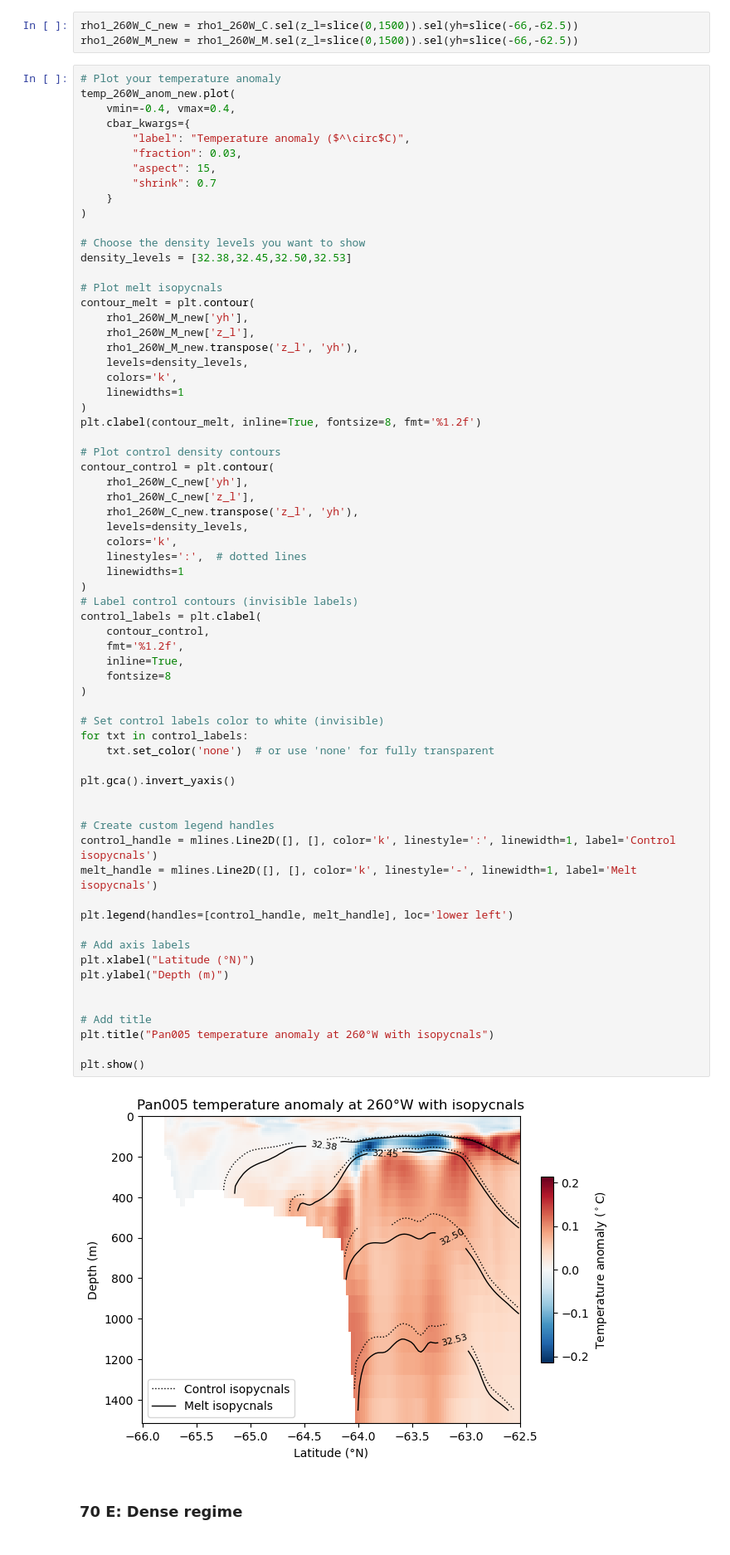
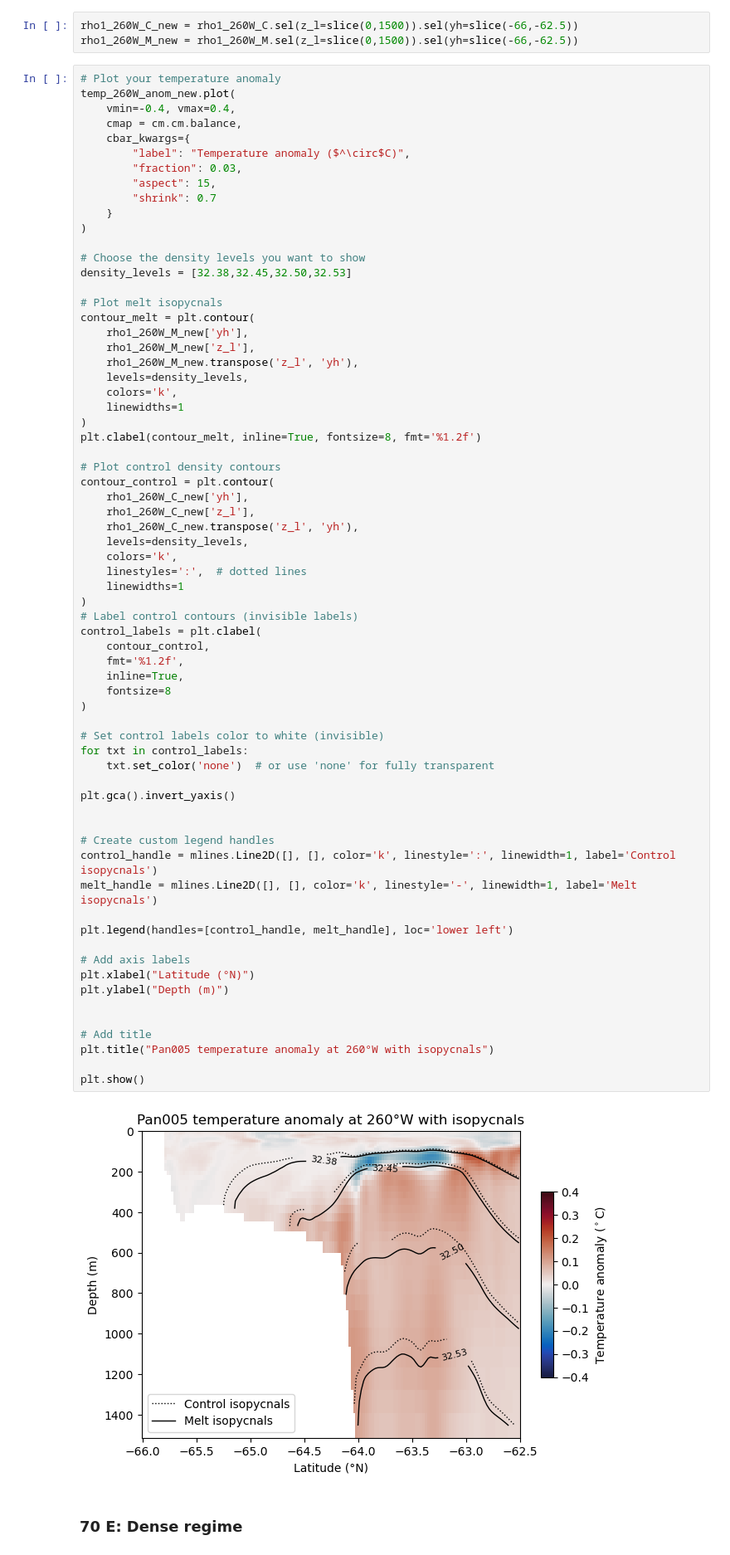
Before and after one commit to adele-morrison/panan-meltwater, a Jupyter notebook: notebooks/temp_analysis/DepthTransectsTemp_Pan005.ipynb, the cells around one changed output. Shown at 83% size. Drawn from its saved outputs; the diff is of its cells as text.

```diff
--- a/notebooks/temp_analysis/DepthTransectsTemp_Pan005.ipynb
+++ b/notebooks/temp_analysis/DepthTransectsTemp_Pan005.ipynb
@@ -387,6 +444,7 @@ rho1_260W_M_new = rho1_260W_M.sel(z_l=slice(0,1500)).sel(yh=slice(-66,-62.5))
 # Plot your temperature anomaly
 temp_260W_anom_new.plot(
     vmin=-0.4, vmax=0.4,
+    cmap = cm.cm.balance,
     cbar_kwargs={
         "label": "Temperature anomaly ($^\circ$C)",
         "fraction": 0.03,
@@ -423,34 +481,34 @@ contour_control = plt.contour(
 control_labels = plt.clabel(
     contour_control,
     fmt='%1.2f',
     inline=True,
     fontsize=8
 )
 
 # Set control labels color to white (invisible)
 for txt in control_labels:
     txt.set_color('none')  # or use 'none' for fully transparent
 
 plt.gca().invert_yaxis()
 
 
 # Create custom legend handles
 control_handle = mlines.Line2D([], [], color='k', linestyle=':', linewidth=1, label='Control isopycnals')
 melt_handle = mlines.Line2D([], [], color='k', linestyle='-', linewidth=1, label='Melt isopycnals')
 
 plt.legend(handles=[control_handle, melt_handle], loc='lower left')
 
 # Add axis labels
 plt.xlabel("Latitude (°N)")
 plt.ylabel("Depth (m)")
 
 
 # Add title
 plt.title("Pan005 temperature anomaly at 260°W with isopycnals")
 
 plt.show()
 # %% [output]
-[figure, old version]
+[figure, new version]
 # %% [markdown]
 ### 70 E: Dense regime
 # %%
```
Also changed, not shown: parts of 6 cells of this notebook, 1 other file.
